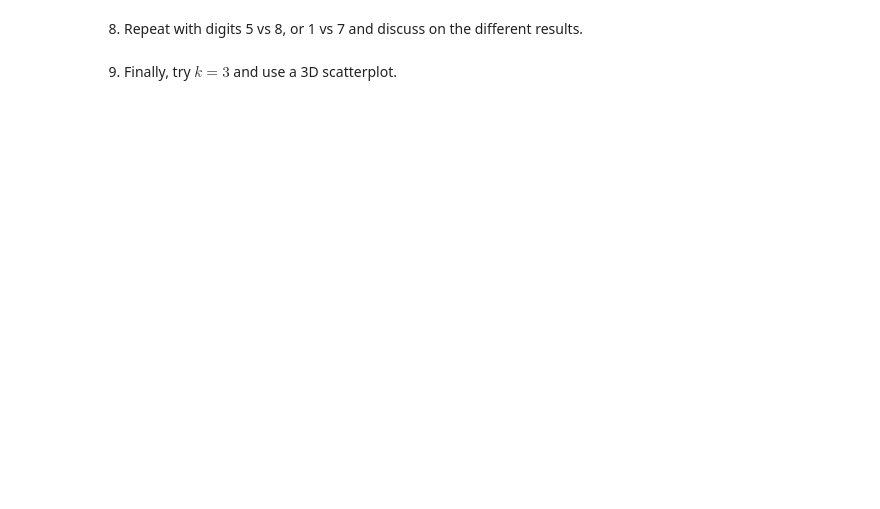
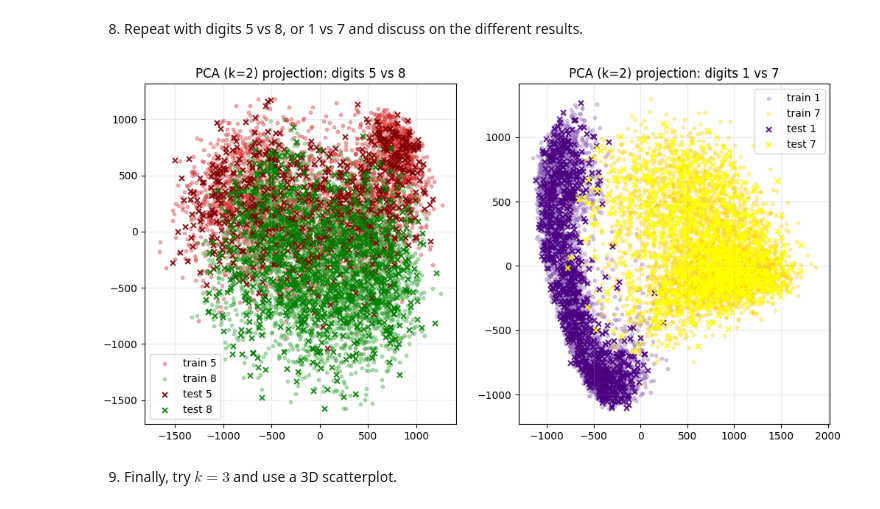
Before and after one commit to annalisapol/smm-course, a Jupyter notebook: homeworks/hw4/hw4.ipynb, the cells around one changed output. Saved outputs shown, nothing was run; the diff lists cells and outputs as text; code cells hidden in the pictures; blank space fills up the shorter version.

```diff
--- a/homeworks/hw4/hw4.ipynb
+++ b/homeworks/hw4/hw4.ipynb
@@ -346,4 +366,36 @@ plt.show()
 # %% [markdown]
 8. Repeat with digits 5 vs 8, or 1 vs 7 and discuss on the different results.
+# %%
+Z_train_58, y_train_58, Z_test_58, y_test_58 = preprocess_digits(X_train, y_train, X_test, y_test, digits = [5,8], k=2)
+Z_train_17, y_train_17, Z_test_17, y_test_17 = preprocess_digits(X_train, y_train, X_test, y_test, digits = [1,7], k=2)
+
+fig, ax = plt.subplots(1, 2, figsize = (12,6))
+
+train_colors = {5: "tab:red", 8: "tab:green"}
+test_colors  = {5: "maroon",     8: "green"}
+
+for lab in np.unique(y_train_58):
+    idx = (y_train_58 == lab)
+    ax[0].scatter(Z_train_58[idx,0], Z_train_58[idx,1], s=10, alpha=0.35, label=f"train {lab}", color = train_colors[lab])
+for lab in np.unique(y_test_58):
+    idx = (y_test_58 == lab)
+    ax[0].scatter(Z_test_58[idx,0], Z_test_58[idx,1], s=25, alpha=0.9, marker="x", label=f"test {lab}", color = test_colors[lab])
+ax[0].set_title("PCA (k=2) projection: digits 5 vs 8")
+ax[0].grid(alpha=0.25)
+ax[0].legend()
+train_colors = {1: "tab:purple", 7: "gold"}
+test_colors  = {1: "indigo",     7: "yellow"}
+for lab in np.unique(y_train_17):
+    idx = (y_train_17 == lab)
+    ax[1].scatter(Z_train_17[idx,0], Z_train_17[idx,1], s=10, alpha=0.35, label=f"train {lab}",color = train_colors[lab])
+for lab in np.unique(y_test_17):
+    idx = (y_test_17 == lab)
+    ax[1].scatter(Z_test_17[idx,0], Z_test_17[idx,1], s=25, alpha=0.9, marker="x", label=f"test {lab}", color = test_colors[lab])
+ax[1].set_title("PCA (k=2) projection: digits 1 vs 7")
+ax[1].grid(alpha=0.25)
+ax[1].legend()
+plt.show()
+# %% [output]
+[figure, added]
 # %% [markdown]
 9.  Finally, try $k=3$ and use a 3D scatterplot.
```
Also changed, not shown: parts of 19 cells of this notebook, 3 other files.
